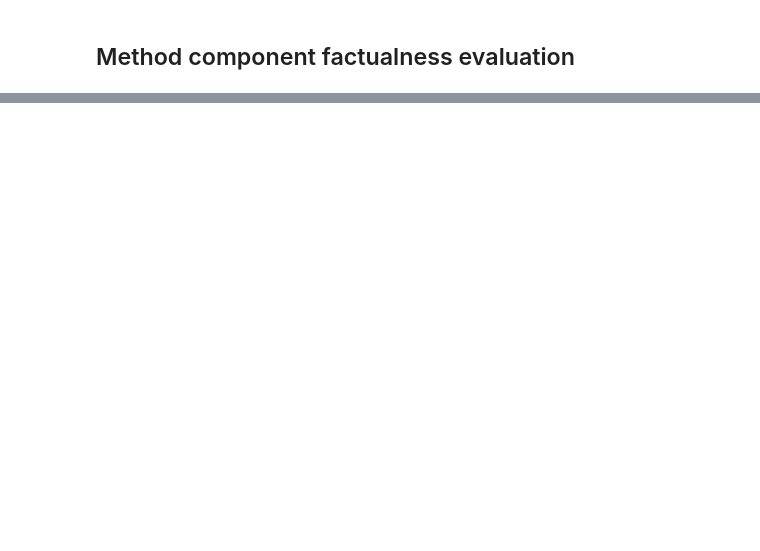
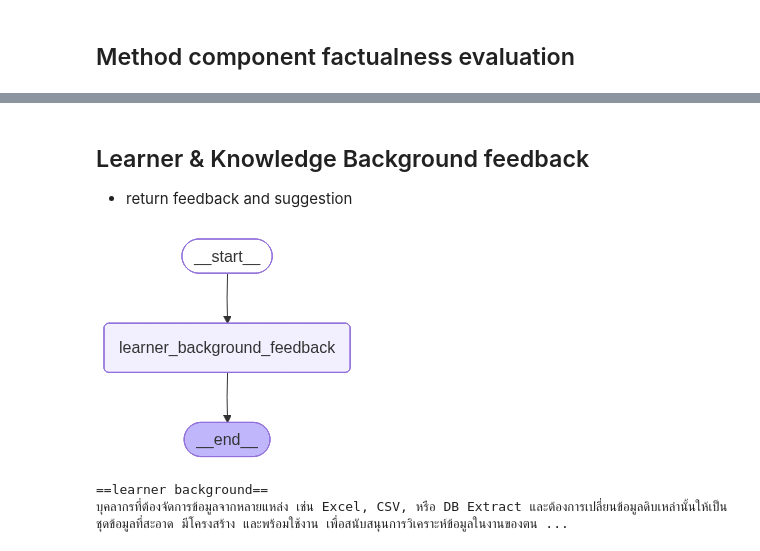
Before and after one commit to JamaicaBoi/spark-eval-framework, a Jupyter notebook: eval_notebook.ipynb, the cells around one changed output, grey strips where cells are left out. Cells and saved outputs as stored; diff of their text form; code cells hidden in the pictures; blank space fills up the shorter version.

Commit message:
learner_bg & artifact evaluation update

```diff
--- a/eval_notebook.ipynb
+++ b/eval_notebook.ipynb
@@ -3,12 +3,19 @@
 # %%
 import sys, os, json
 from graphs.states import MCState
-from main import graph as methodcomp_eval_graph
+from main import method_factual_graph, learner_bg_graph, whoisthisfor_feedback_graph, competency_feedback_graph
 
 with open("data/test_factualness_sample.json", "r", encoding="utf-8") as f:
     factualness_data = json.load(f)
 
+with open("data/mc_sample.json", "r", encoding="utf-8") as f:
+    mc_sample_data = json.load(f)
 # Display the loaded data
+print("== factualness data ==")
 print(f"Loaded {len(factualness_data)} items")
 print(f"First item keys: {factualness_data[0].keys() if factualness_data else 'No data'}")
+
+print("\n== mc sample data ==")
+print(f"Loaded {len(mc_sample_data)} items")
+print(f"First item keys: {mc_sample_data[0].keys() if mc_sample_data else 'No data'}")
 # %% [output]
@@ -22,10 +29,6 @@ display(Image(methodcomp_eval_graph.get_graph().draw_mermaid_png()))
 # %%
 # Preview data
 fact_data_id = 1
+mc_data_id = 1
 fact_input = next((x for x in factualness_data if x["id"] == fact_data_id), None)
-
-print("** method_component **")
-print(fact_input['method_component'])
-print('===========')
-print("** reference **")
-print(fact_input['reference'])
+mc_input = next((x for x in mc_sample_data if x["id"] == mc_data_id), None)
@@ -50,9 +35,22 @@ Technology [J]. Intelligent Computers and Applications, 2021, 11(11): 101-106.
 # %%
 state : MCState = {
-    'micro_credentials':{
-        'method_component': {
-            'components': fact_input['method_component'],
-            'reference': fact_input['reference']
+    "learner_background": mc_input['who'],
+    "knowledge_background": "",
+    "micro_credentials": {
+        "whoisthisfor_statement": mc_input['who'],
+        "competency_statement": mc_input['competency'],
+        "method_component": {
+            "components": fact_input['method_component'],
+            "reference": fact_input['reference']
+        },
+    },
+    "eval_score": {
+        "claims": [],  # empty list of Claim
+        "method_groundness_score": 0.0,
+        "method_faithfulness_score": 0.0,
+        "dim_feedback": {
+            "artifact": "",
+            "feedback": {}  # empty dict for DimensionFeedback
         }
     }
 }
@@ -80,0 +105,12 @@ result['eval_score']
+# %% [markdown]
+## Learner & Knowledge Background feedback
+- return feedback and suggestion
+# %%
+display(Image(learner_bg_graph.get_graph().draw_mermaid_png()))
+
+print('==learner background==')
+print(state['learner_background'])
+# %% [output]
+[figure, added]
+==learner background==
+บุคลากรที่ต้องจัดการข้อมูลจากหลายแหล่ง เช่น Excel, CSV, หรือ DB Extract และต้องการเปลี่ยนข้อมูลดิบเหล่านั้นให้เป็นชุดข้อมูลที่สะอาด มีโครงสร้าง และพร้อมใช้งาน เพื่อสนับสนุนการวิเคราะห์ข้อมูลในงานของตน ...
```
Also changed, not shown: parts of 13 cells of this notebook, 8 other files.
